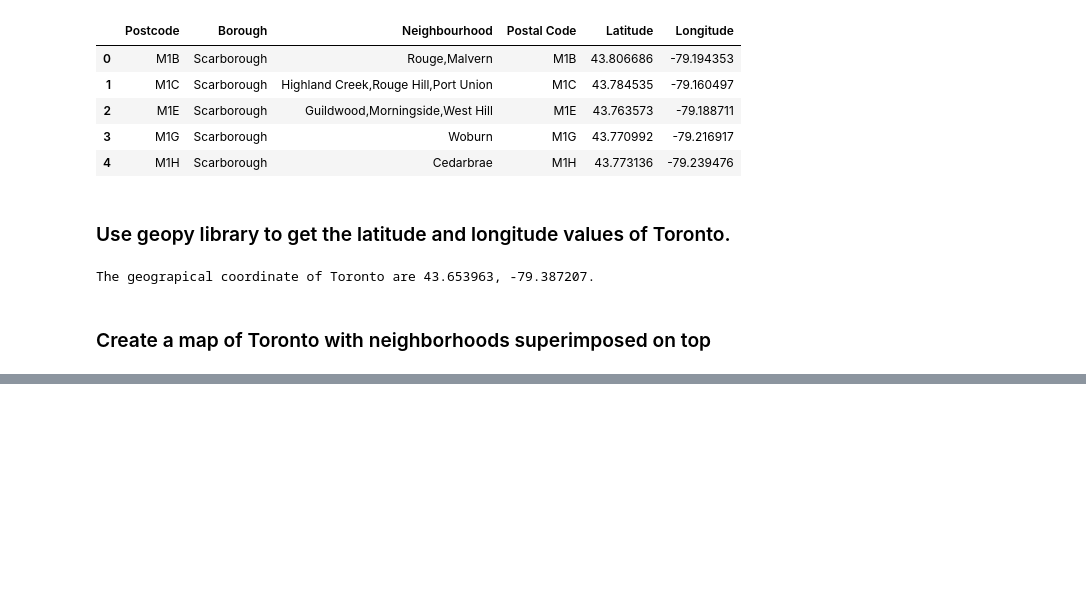
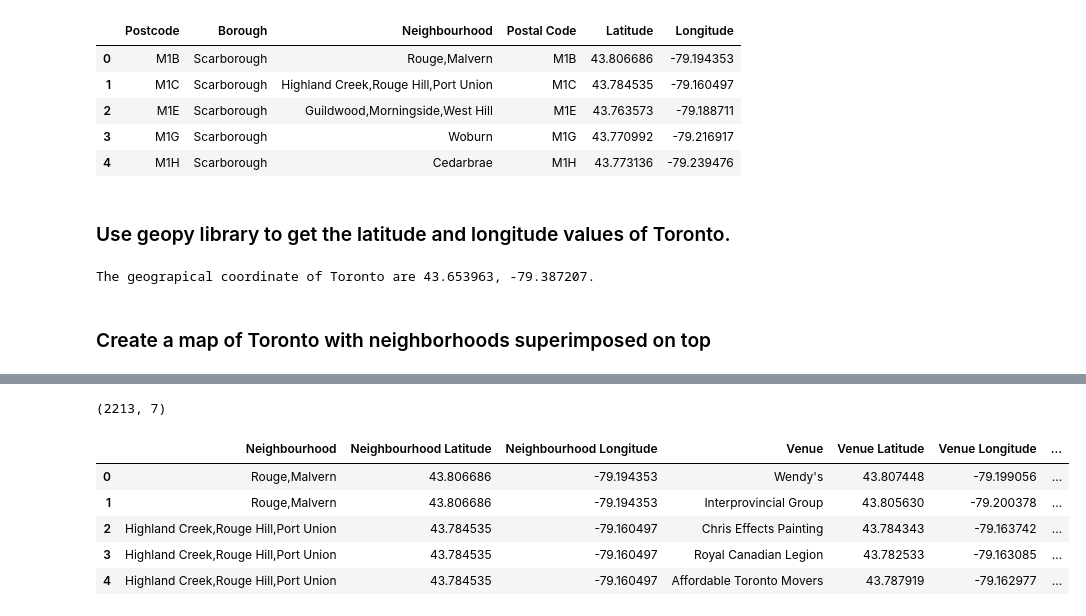
Before and after one commit to chocolateoops/Coursera_Capstone, a Jupyter notebook: map.ipynb, the cells around one changed output, grey strips where cells are left out. Saved outputs shown, nothing was run; the diff lists cells and outputs as text; code cells hidden in the pictures; blank space fills up the shorter version.

```diff
--- a/map.ipynb
+++ b/map.ipynb
@@ -55,0 +179,11 @@ map_t
+# %%
+print(Toronto_venues.shape)
+Toronto_venues.head()
+# %% [output]
+(2213, 7)
+|  | Neighbourhood | Neighbourhood Latitude | Neighbourhood Longitude | Venue | Venue Latitude | Venue Longitude | ... |
+| 0 | Rouge,Malvern | 43.806686 | -79.194353 | Wendy's | 43.807448 | -79.199056 | ... |
+| 1 | Rouge,Malvern | 43.806686 | -79.194353 | Interprovincial Group | 43.805630 | -79.200378 | ... |
+| 2 | Highland Creek,Rouge Hill,Port Union | 43.784535 | -79.160497 | Chris Effects Painting | 43.784343 | -79.163742 | ... |
+| 3 | Highland Creek,Rouge Hill,Port Union | 43.784535 | -79.160497 | Royal Canadian Legion | 43.782533 | -79.163085 | ... |
+| 4 | Highland Creek,Rouge Hill,Port Union | 43.784535 | -79.160497 | Affordable Toronto Movers | 43.787919 | -79.162977 | ... |
```
Also changed, not shown: parts of 17 cells of this notebook.
